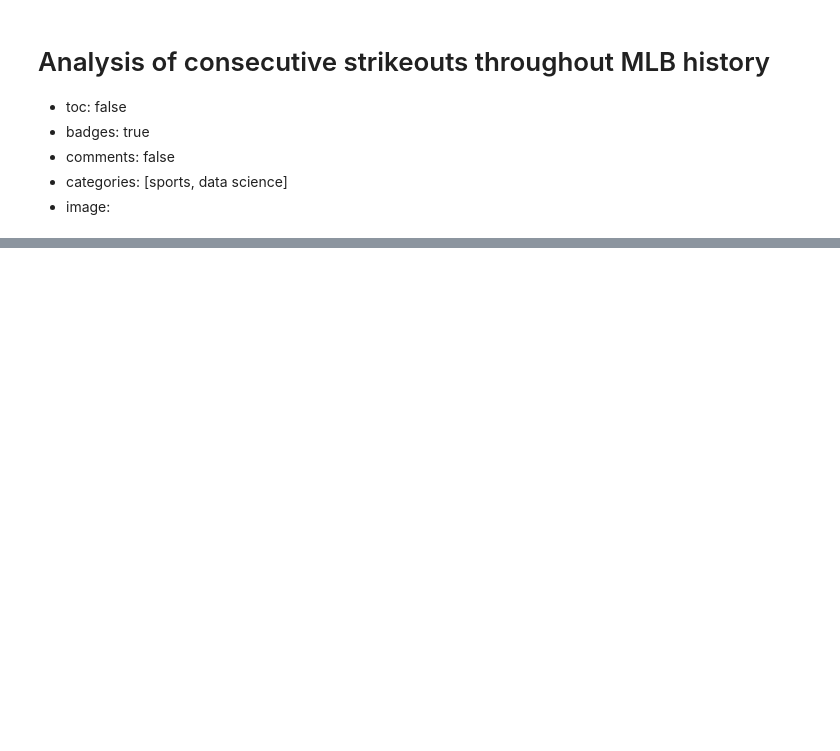
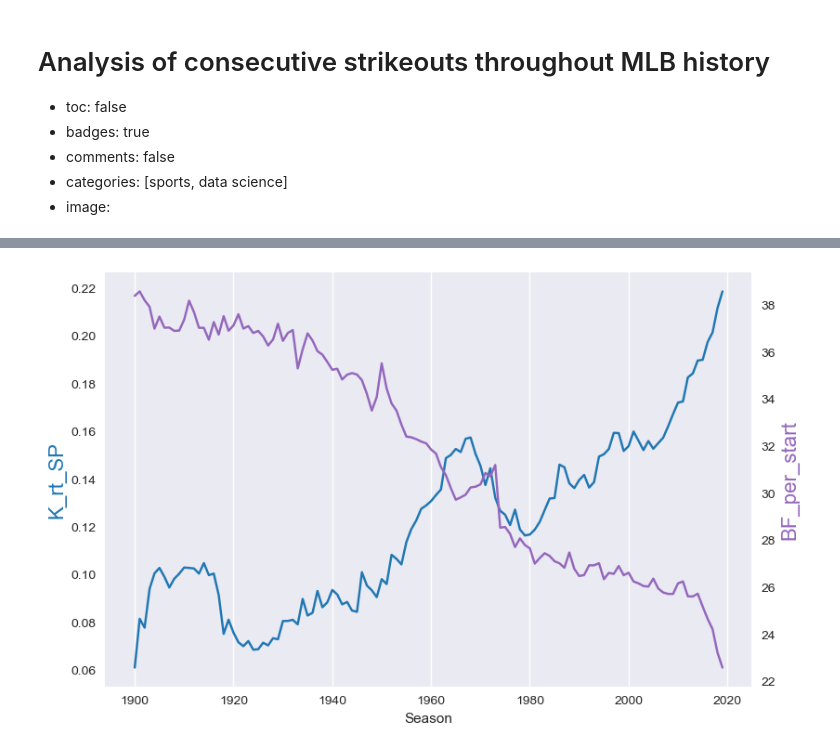
Before and after one commit to tmaule/website, a Jupyter notebook: _notebooks/2021-01-22-k_streaks.ipynb, the cells around one changed output, grey strips where cells are left out. Cells and saved outputs as stored; diff of their text form; code cells hidden in the pictures; blank space fills up the shorter version.

```diff
--- a/_notebooks/2021-01-22-k_streaks.ipynb
+++ b/_notebooks/2021-01-22-k_streaks.ipynb
@@ -50,0 +14,15 @@ Plotting the 'K rate' above, we can see that strikeouts have become much more co
+# %%
+#collapse-hide
+import pandas as pd
+%matplotlib inline
+pd.options.display.float_format = '{:.2f}'.format
+
+raw_stats = 'C:/Users/tmaul/Documents/GitHub/website/assets/raw_data/fan_graphs_sp_data.csv'
+cols_to_use = ['Season', 'GS', 'IP', 'H', 'BB', 'HBP', 'SO']
+# drop 2020 due to shortened season
+sp_data_fg = pd.read_csv(raw_stats, usecols=cols_to_use, index_col='Season').rename(columns={'SO' : 'K'}).drop(2020)
+sp_data_fg['BF_est'] = sp_data_fg.IP*3 + sp_data_fg.H + sp_data_fg.BB + sp_data_fg.HBP
+sp_data_fg['BF_per_start_est'] = sp_data_fg.BF_est/sp_data_fg.GS
+sp_data_fg['K_rt_SP'] = sp_data_fg.K/sp_data_fg.BF_est
+sp_data_fg
+# this is a limited approximation bc of RPs
@@ -50,0 +44,14 @@ Plotting the 'K rate' above, we can see that strikeouts have become much more co
+# %%
+#collapse-hide
+import matplotlib as plt
+# plt.rcdefaults()
+plt.style.use('seaborn')
+ax = sp_data_fg.plot(y='K_rt_SP', legend=None, color='tab:blue');
+ax.set_ylabel('K_rt_SP', fontsize=16, color='tab:blue');
+ax.grid(b=False, axis='y')
+ax2 = ax.twinx();
+sp_data_fg.plot(y='BF_per_start_est', ax=ax2, legend=None, color='tab:purple');
+ax2.set_ylabel('BF_per_start', fontsize=16, color='tab:purple');
+ax2.grid(b=False, axis='y')
+# %% [output]
+[figure, added]
```
Also changed, not shown: parts of 8 cells of this notebook, 1 other file.
